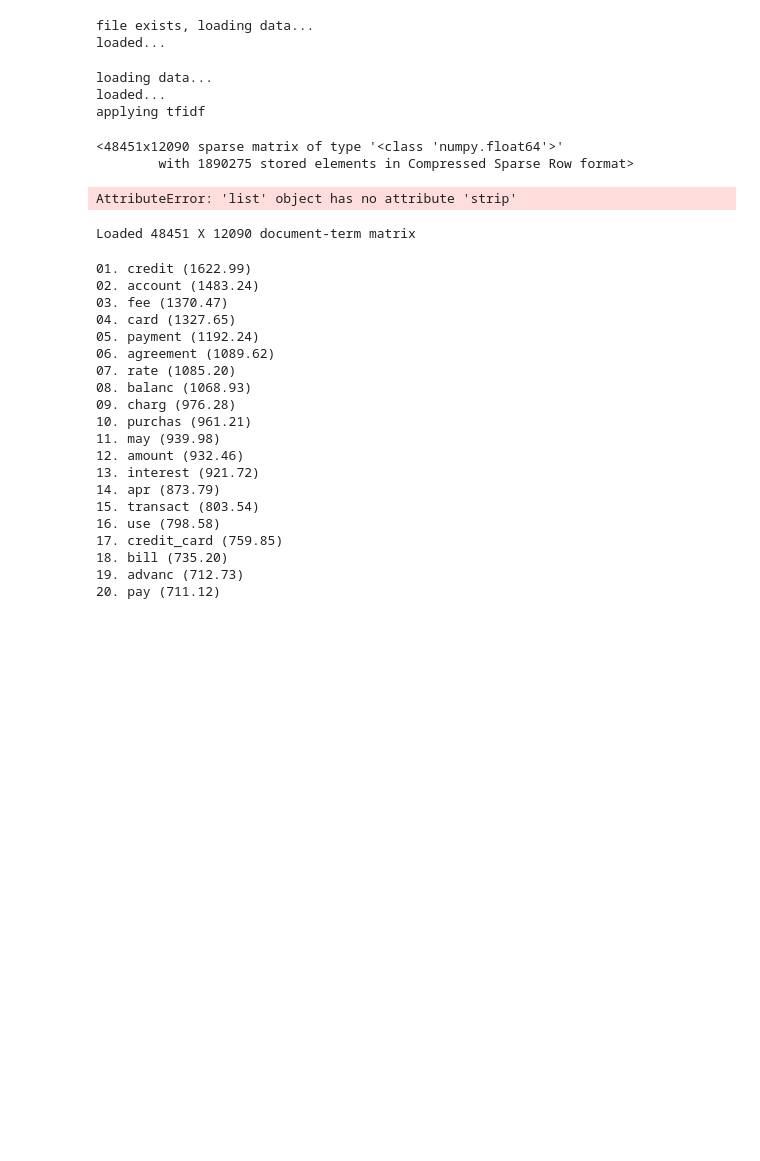
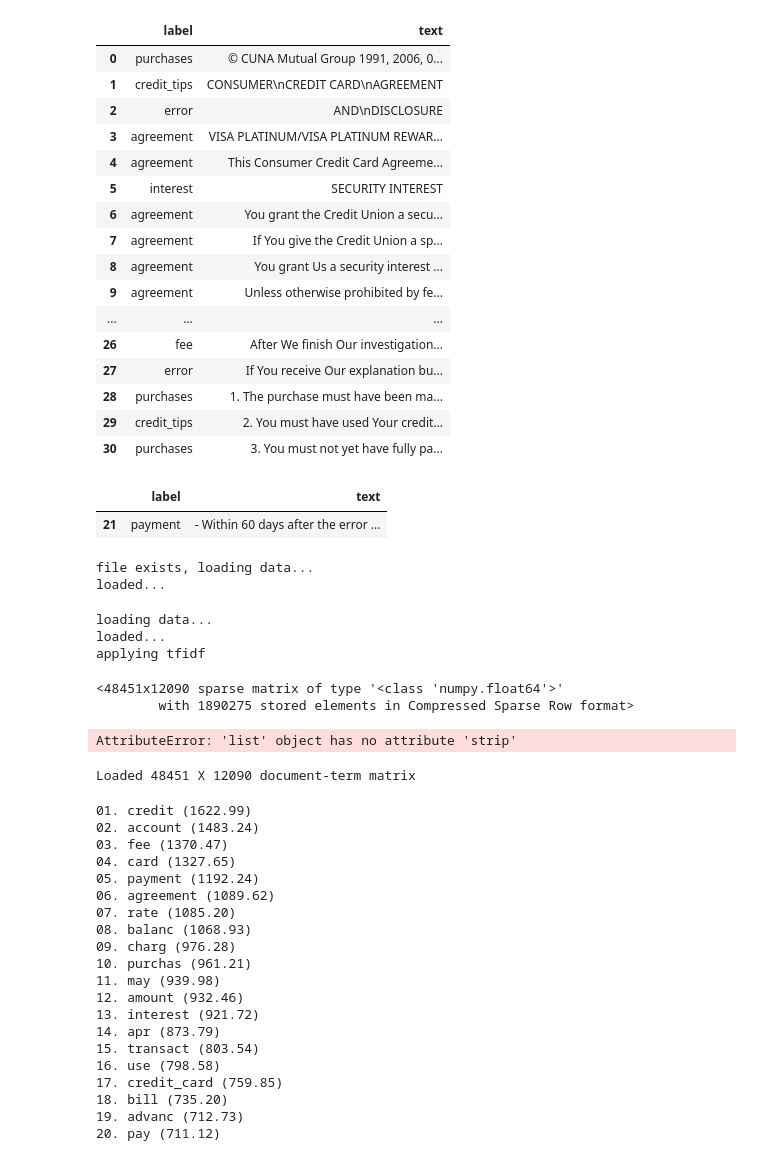
Before and after one commit to cullinap/contract_reader, a Jupyter notebook: scratch_.ipynb, the cells around one changed output. Cells and saved outputs as stored; diff of their text form; code cells hidden in the pictures; blank space fills up the shorter version.

```diff
--- a/scratch_.ipynb
+++ b/scratch_.ipynb
@@ -4,0 +4,28 @@ from re
+# %%
+path = './data/cc_2018_q3/American Airlines Federal Credit Union/'
+file = os.listdir(path)[0]
+
+x = read(file,path)
+
+x[x['label']]
+
+for i,p in x.iterrows():
+    print(p['text'])
+# %% [output]
+|  | label | text |
+| 0 | purchases | © CUNA Mutual Group 1991, 2006, 0... |
+| 1 | credit_tips | CONSUMER\nCREDIT CARD\nAGREEMENT |
+| 2 | error | AND\nDISCLOSURE |
+| 3 | agreement | VISA PLATINUM/VISA PLATINUM REWAR... |
+| 4 | agreement | This Consumer Credit Card Agreeme... |
+| 5 | interest | SECURITY INTEREST |
+| 6 | agreement | You grant the Credit Union a secu... |
+| 7 | agreement | If You give the Credit Union a sp... |
+| 8 | agreement | You grant Us a security interest ... |
+| 9 | agreement | Unless otherwise prohibited by fe... |
+| ... | ... | ... |
+| 26 | fee | After We finish Our investigation... |
+| 27 | error | If You receive Our explanation bu... |
+| 28 | purchases | 1. The purchase must have been ma... |
+| 29 | credit_tips | 2. You must have used Your credit... |
+| 30 | purchases | 3. You must not yet have fully pa... |
@@ -5,3 +72,13 @@ from re
+# %%
+path = './data/cc_2018_q3/American Airlines Federal Credit Union/'
+file = os.listdir(path)[0]
+
+x = read(file,path)
+
+x[x['label']=='payment']
+# %% [output]
+|  | label | text |
+| 21 | payment | - Within 60 days after the error ... |
 # %%
 import os
 
```
Also changed, not shown: parts of 3 cells of this notebook, 2 other files.
